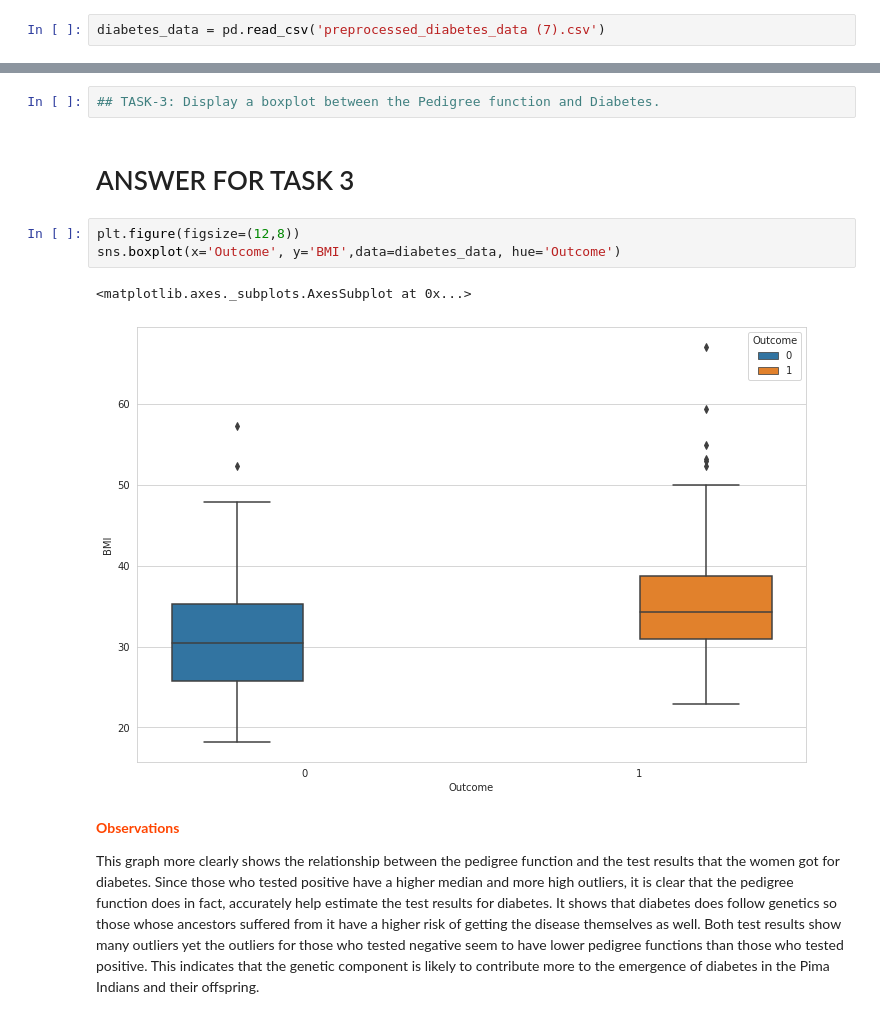
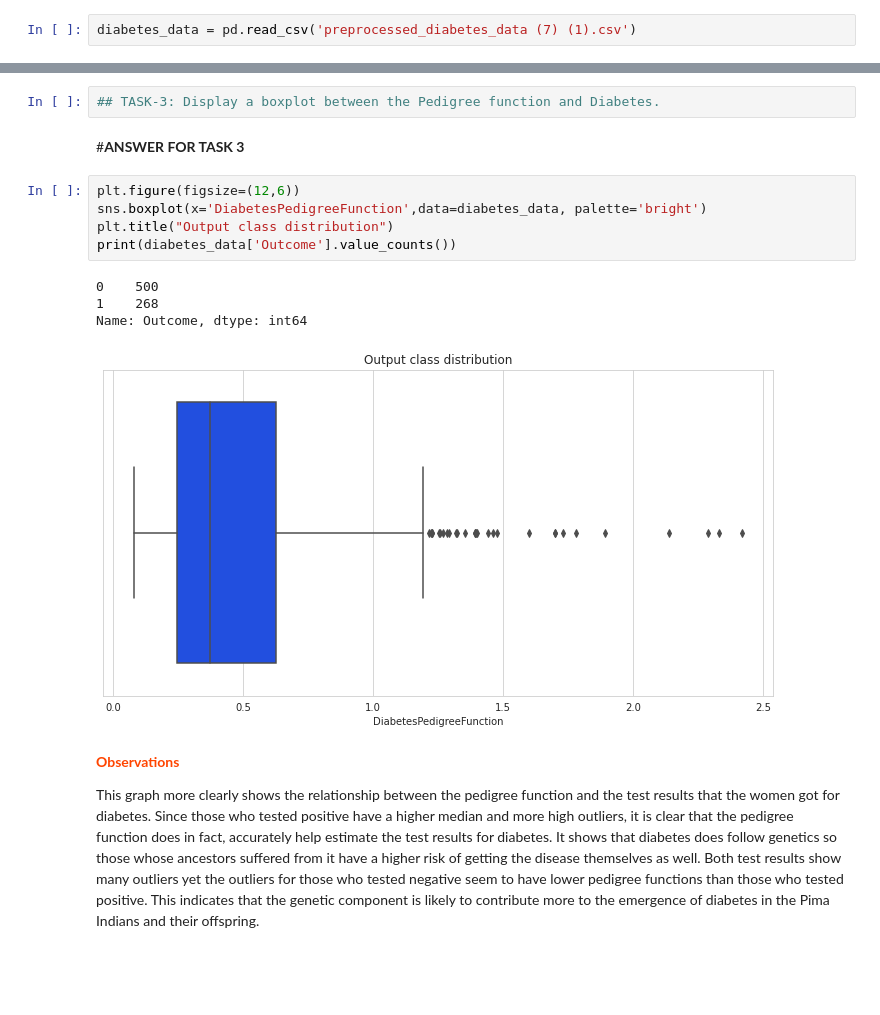
Before and after one commit to Maniyedida1/FMML_COURSE_ASSIGNMENT1, a Jupyter notebook: Project_FMML_CLF1_2022.ipynb, the cells around one changed output, grey strips where cells are left out. Drawn from its saved outputs; the diff is of its cells as text; blank space fills up the shorter version.

```diff
--- a/Project_FMML_CLF1_2022.ipynb
+++ b/Project_FMML_CLF1_2022.ipynb
@@ -46,5 +46,5 @@ Saving preprocessed_diabetes_data (7).csv to preprocessed_diabetes_data (7).csv
 # %%
-diabetes_data = pd.read_csv('preprocessed_diabetes_data (7).csv')
+diabetes_data = pd.read_csv('preprocessed_diabetes_data (7) (1).csv')
 # %%
 # View top 10 rows of the Diabetes dataset
 diabetes_data.head(10)
@@ -188,13 +197,17 @@ BMI might be higher for women who have had more numbers of pregnancies as well a
 # %%
 ## TASK-3: Display a boxplot between the Pedigree function and Diabetes.
 # %% [markdown]
-# ANSWER FOR TASK 3
+#**ANSWER FOR TASK 3**
 # %%
-plt.figure(figsize=(12,8))
-sns.boxplot(x='Outcome', y='BMI',data=diabetes_data, hue='Outcome')
+plt.figure(figsize=(12,6))
+sns.boxplot(x='DiabetesPedigreeFunction',data=diabetes_data, palette='bright')
+plt.title("Output class distribution")
+print(diabetes_data['Outcome'].value_counts())
 # %% [output]
-<matplotlib.axes._subplots.AxesSubplot at 0x...>
+0    500
+1    268
+Name: Outcome, dtype: int64
-[figure, old version]
+[figure, new version]
 # %% [markdown]
 <p style="font-weight: bold;color:#FF4500"><b>Observations</b></p>
 This graph more clearly shows the relationship between the pedigree function and the test results that the women got for diabetes. Since those who tested positive have a higher median and more high outliers, it is clear that the pedigree function does in fact, accurately help estimate the test results for diabetes. It shows that diabetes does follow genetics so those whose ancestors suffered from it have a higher risk of getting the disease themselves as well. Both test results show many outliers yet the outliers for those who tested negative seem to have lower pedigree functions than those who tested positive. This indicates that the genetic component is likely to contribute more to the emergence of diabetes in the Pima Indians and their offspring.
```
Also changed, not shown: parts of 22 cells of this notebook.
